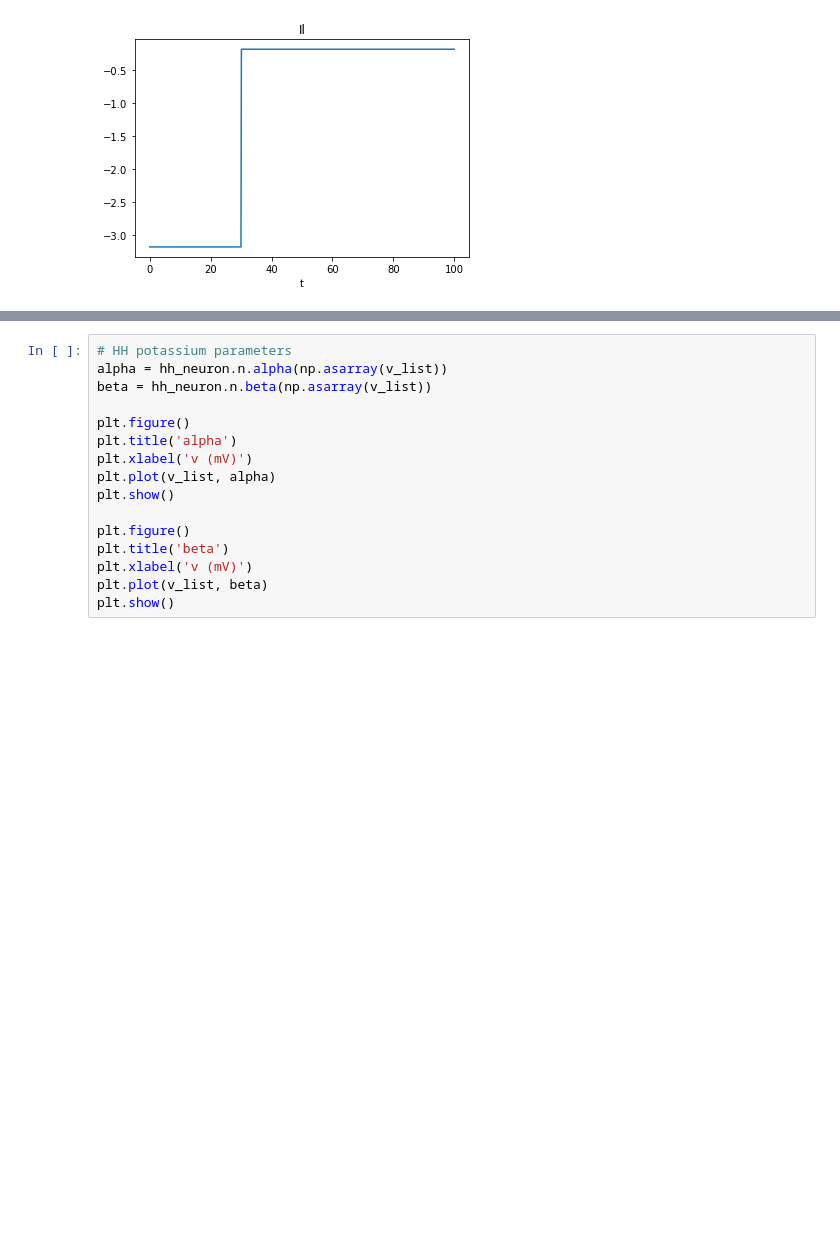
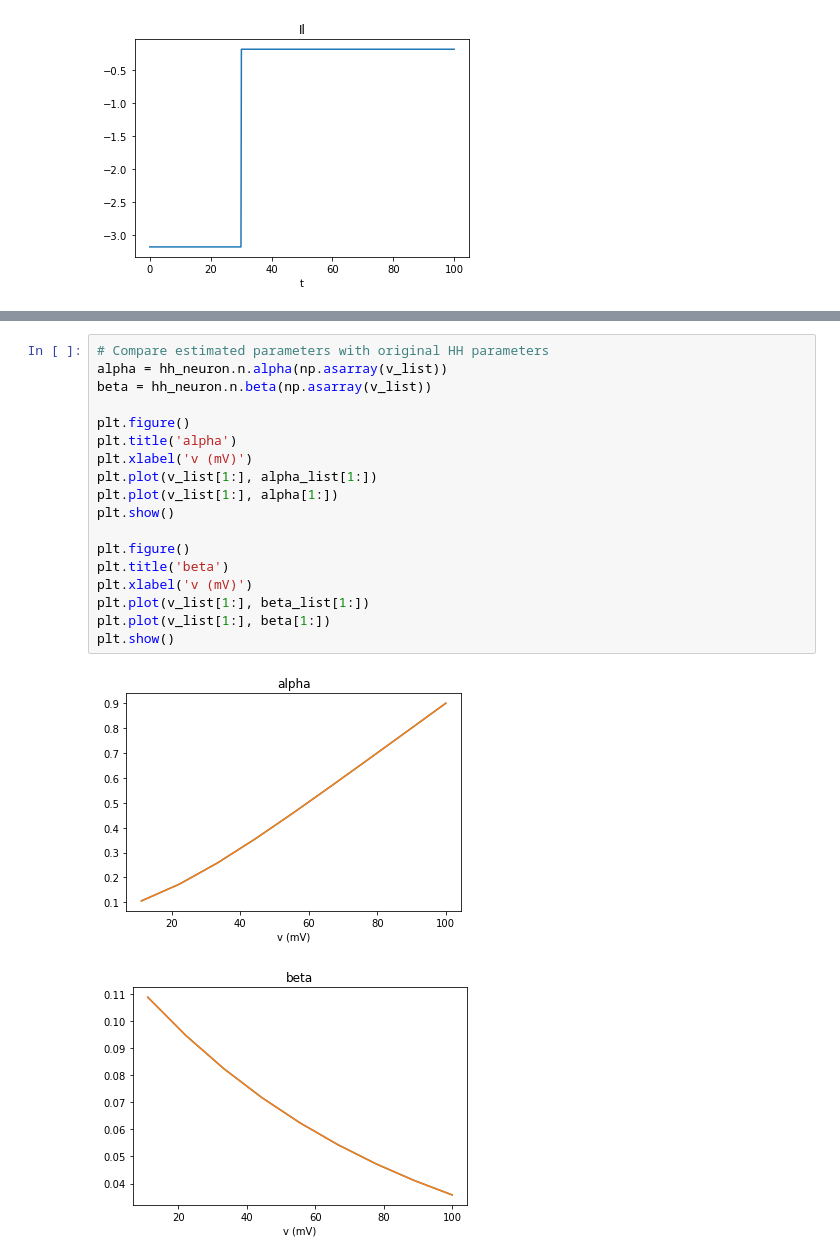
Before and after one commit to 3x10e8/telluride-21, a Jupyter notebook: voltage_clamp_experiment.ipynb, the cells around one changed output, grey strips where cells are left out. Drawn from its saved outputs; the diff is of its cells as text; blank space fills up the shorter version.

```diff
--- a/voltage_clamp_experiment.ipynb
+++ b/voltage_clamp_experiment.ipynb
@@ -244,16 +309,21 @@ plt.show()
 # %%
-# HH potassium parameters
+# Compare estimated parameters with original HH parameters
 alpha = hh_neuron.n.alpha(np.asarray(v_list))
 beta = hh_neuron.n.beta(np.asarray(v_list))
 
 plt.figure()
 plt.title('alpha')
 plt.xlabel('v (mV)')
-plt.plot(v_list, alpha)
+plt.plot(v_list[1:], alpha_list[1:])
+plt.plot(v_list[1:], alpha[1:])
 plt.show()
 
 plt.figure()
 plt.title('beta')
 plt.xlabel('v (mV)')
-plt.plot(v_list, beta)
+plt.plot(v_list[1:], beta_list[1:])
+plt.plot(v_list[1:], beta[1:])
 plt.show()
+# %% [output]
+[figure, added]
+[figure, added]
```
Also changed, not shown: parts of 11 cells of this notebook.
